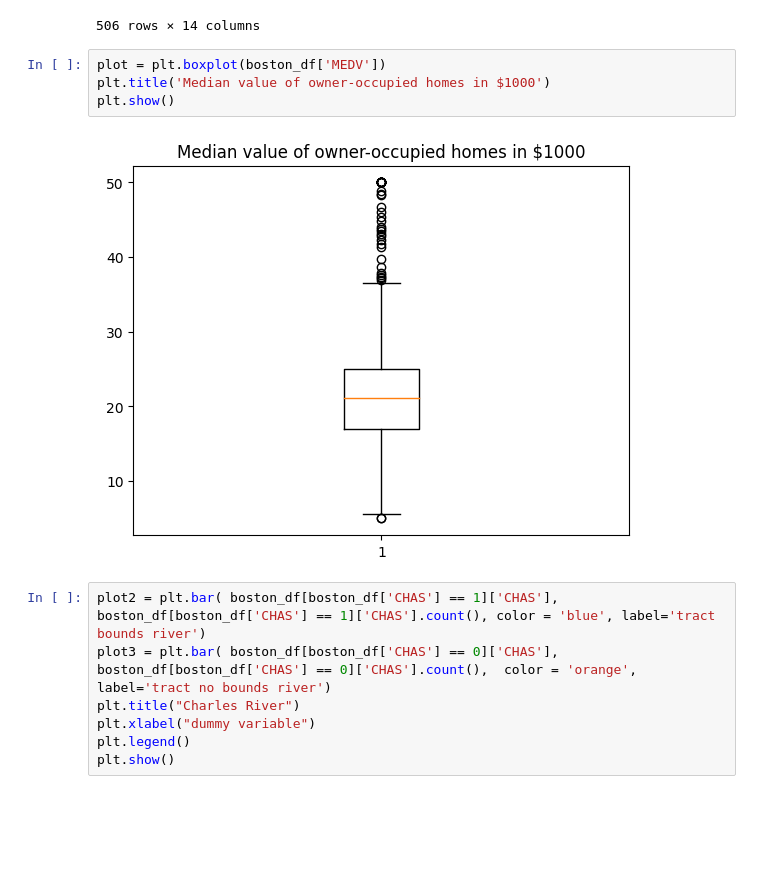
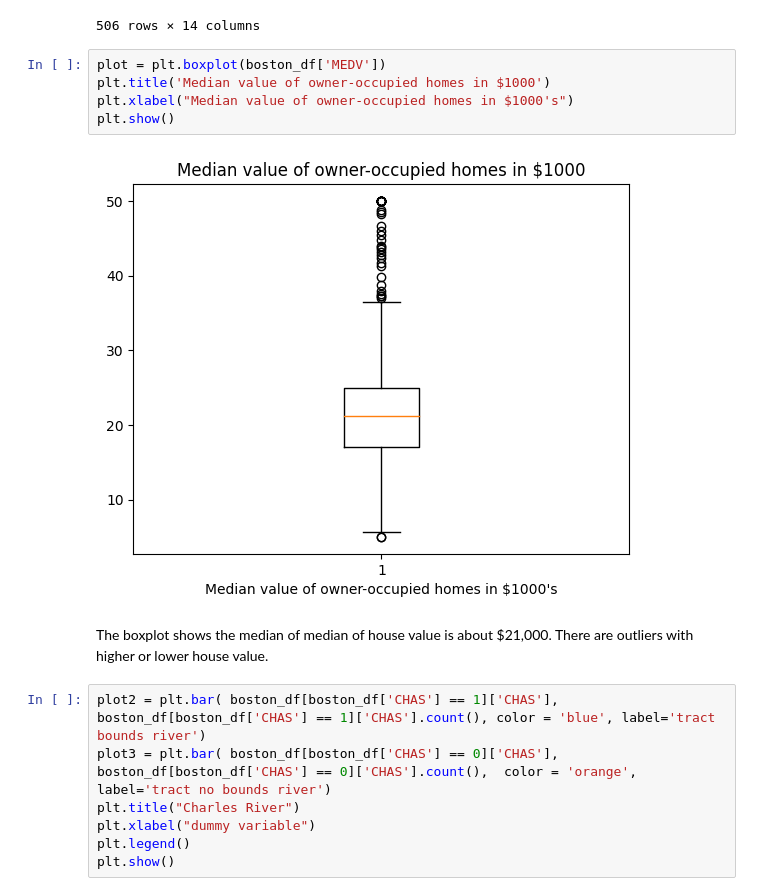
Before and after one commit to ckitsaki/Coursera-Assignments, a Jupyter notebook: data-analysis-project/DataAnalysisProject.ipynb, the cells around one changed output. Drawn from its saved outputs; the diff is of its cells as text; blank space fills up the shorter version.

```diff
--- a/data-analysis-project/DataAnalysisProject.ipynb
+++ b/data-analysis-project/DataAnalysisProject.ipynb
@@ -37,9 +37,13 @@ boston_df
 # %%
 plot = plt.boxplot(boston_df['MEDV'])
 plt.title('Median value of owner-occupied homes in $1000')
+plt.xlabel("Median value of owner-occupied homes in $1000's")
 plt.show()
 # %% [output]
-[figure, old version]
+[figure, new version]
+# %% [markdown]
+The boxplot shows the median of median of house value is about $21,000.
+There are outliers with higher or lower house value.
 # %%
 plot2 = plt.bar( boston_df[boston_df['CHAS'] == 1]['CHAS'], boston_df[boston_df['CHAS'] == 1]['CHAS'].count(), color = 'blue', label='tract bounds river')
 plot3 = plt.bar( boston_df[boston_df['CHAS'] == 0]['CHAS'], boston_df[boston_df['CHAS'] == 0]['CHAS'].count(),  color = 'orange', label='tract no bounds river')
```
Also changed, not shown: parts of 10 cells of this notebook.
